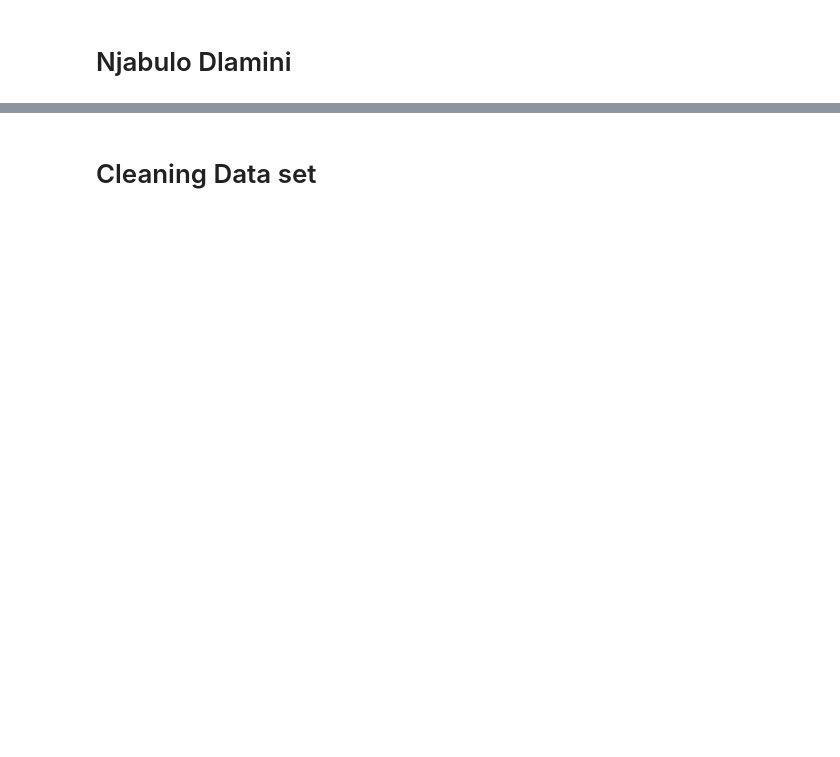
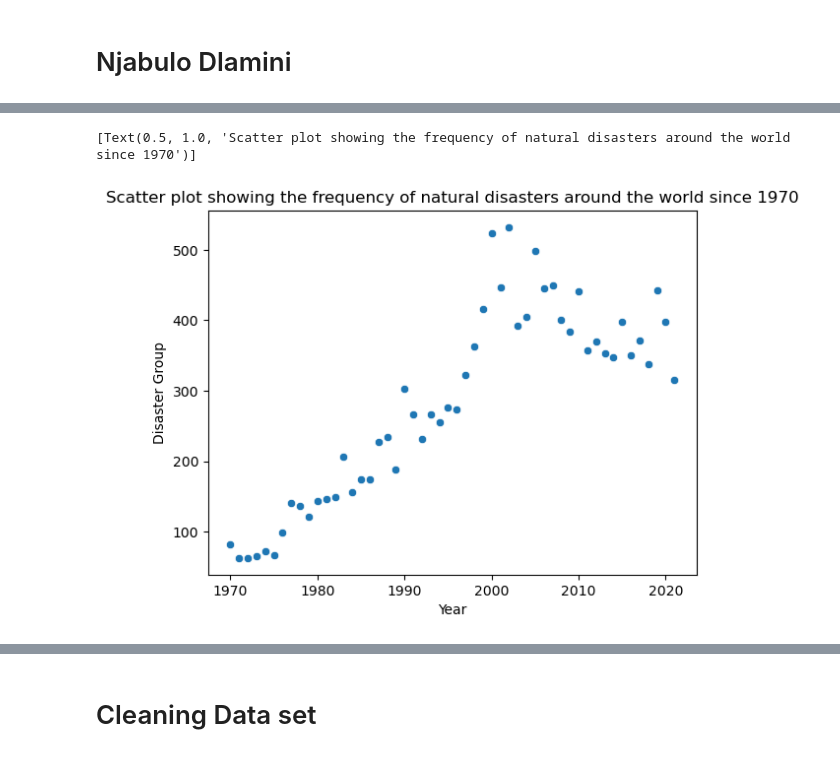
Before and after one commit to ubco-W2022T2-data301/project-group-group42, a Jupyter notebook: analysis/analysisNjabuloDlamini.ipynb, the cells around one changed output, grey strips where cells are left out. Drawn from its saved outputs; the diff is of its cells as text; code cells hidden in the pictures; blank space fills up the shorter version.

```diff
--- a/analysis/analysisNjabuloDlamini.ipynb
+++ b/analysis/analysisNjabuloDlamini.ipynb
@@ -20,0 +57,6 @@ df.head(5)
+# %%
+non_ClimateD =['Animal accident', 'Earthquake', 'Impact']
+
+df_ndClean = df_nd[df_nd['Disaster Type'].isin(non_ClimateD)==False].reset_index()
+df_ndClean =df_nd.drop(['Disaster Subsubtype', 'Event Name', 'Adm Level', 'Admin1 Code', 'Admin2 Code', 'No Injured', 'ISO', 'End Day', 'Total' ], axis =1)
+df_ndClean
@@ -20,0 +80,4 @@ df.head(5)
+# %%
+num_ND = df_ndClean.groupby('Year')['Disaster Group'].count()
+num_ND1 = pd.DataFrame(num_ND)
+num_ND1
@@ -20,0 +103,5 @@ df.head(5)
+# %%
+sns.scatterplot(data = num_ND1, x = "Year", y = "Disaster Group" ).set(title="Scatter plot showing the frequency of natural disasters around the world since 1970")
+# %% [output]
+[Text(0.5, 1.0, 'Scatter plot showing the frequency of natural disasters around the world since 1970')]
+[figure, added]
```
Also changed, not shown: parts of 10 cells of this notebook, 3 other files.
